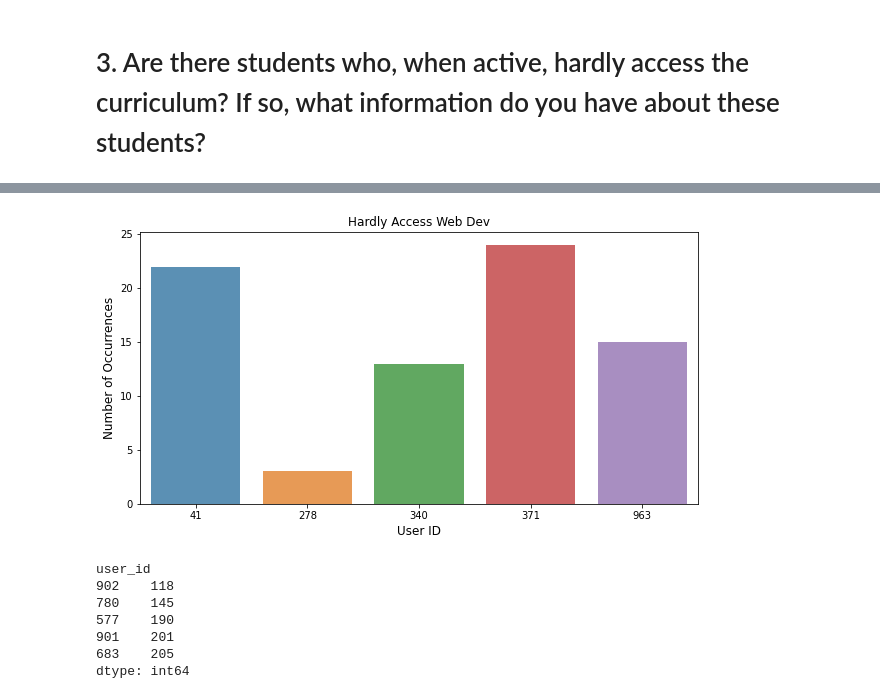
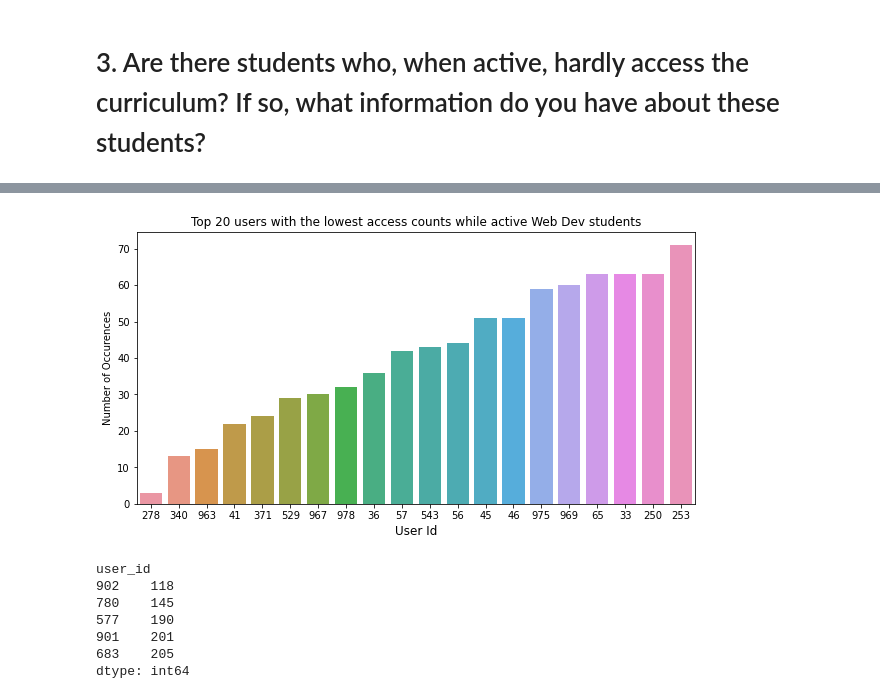
Before and after one commit to miller-cerna-laskowski-morris-eyring/anomaly-group-project, a Jupyter notebook: ray_eda.ipynb, the cells around one changed output, grey strips where cells are left out. Cells and saved outputs as stored; diff of their text form; code cells hidden in the pictures.

```diff
--- a/ray_eda.ipynb
+++ b/ray_eda.ipynb
@@ -82,7 +112,7 @@ Text(0, 0.5, 'Number of Page Visits')
 # 3. Are there students who, when active, hardly access the curriculum? If so, what information do you have about these students?
 # %%
 # Filter dataframe for the time when student were 'active' for each program
-active_wd = wd.loc[(wd.index >= wd.start_date) & (wd.index <= wd.end_date)]
-active_ds = ds.loc[(ds.index >= ds.start_date) & (ds.index <= ds.end_date)]
+active_wd = wd.loc[(wd.accessed >= wd.start_date) & (wd.accessed <= wd.end_date)]
+active_ds = ds.loc[(ds.accessed >= ds.start_date) & (ds.accessed <= ds.end_date)]
 # %%
 # web dev users with lowest page count
@@ -98,16 +138,20 @@ user_id
 dtype: int64
-# %%
-
-user_id_count  = active_wd.groupby('user_id').size().sort_values().head()
-user_id_count = user_id_count[:5,]
-plt.figure(figsize=(10,5))
-sns.barplot(user_id_count.index, user_id_count.values, alpha=0.8)
-plt.title('Hardly Access Web Dev')
-plt.ylabel('Number of Occurrences', fontsize=12)
-plt.xlabel('User ID', fontsize=12)
-plt.show()
-# %% [output]
-[figure, removed]
+# %%
+#histogram of these users under 20 logged access dates:
+user_id_count = active_wd.groupby('user_id').size().sort_values()
+user_id_count = user_id_count[:20]
+order_list = [278,340,963,41,371,529,967,978,36,57,543,56,45,46,975,969,65,33,250,253]
+#order_list = active_wd.sort_values(by=['user_id'], ascending=False).set_index('user_id').index
+#order_list = user_id_count[:20].sort_values()
+plt.figure(figsize=(10,5))
+#plt.figure(figsize=(10,5))
+sns.barplot(user_id_count.index, user_id_count.values, order=order_list)
+plt.title ('Top 20 users with the lowest access counts while active Web Dev students')
+plt.ylabel('Number of Occurences')
+plt.xlabel('User Id', fontsize=12)
+plt.show()
+# %% [output]
+[figure, added]
 # %%
 # data science users with lowest page count
 hardly_access_ds = active_ds.groupby('user_id').size().sort_values().head()
```
Also changed, not shown: parts of 18 cells of this notebook.
